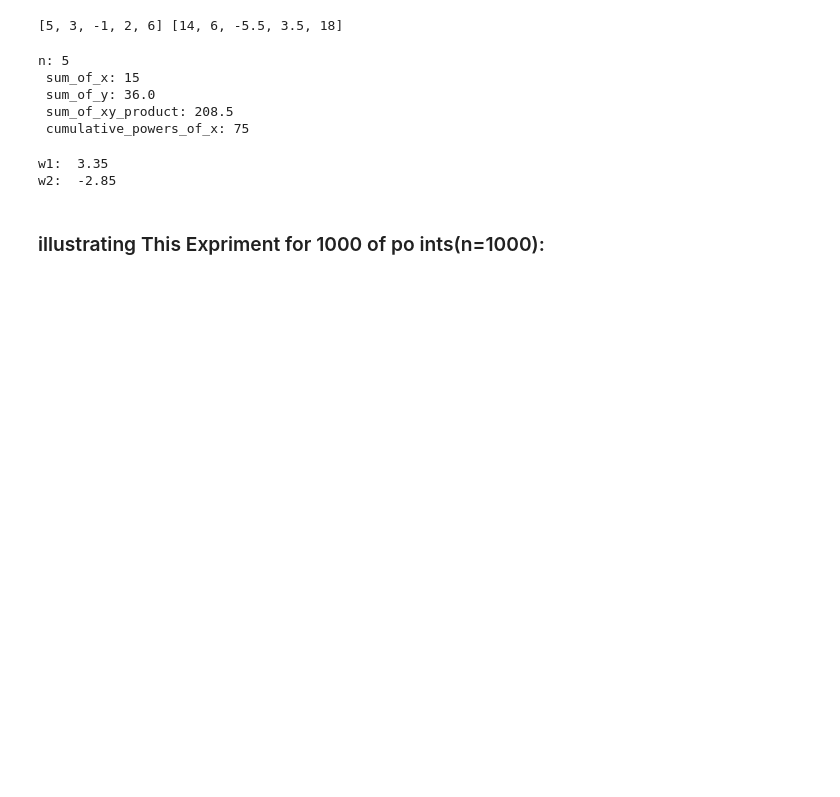
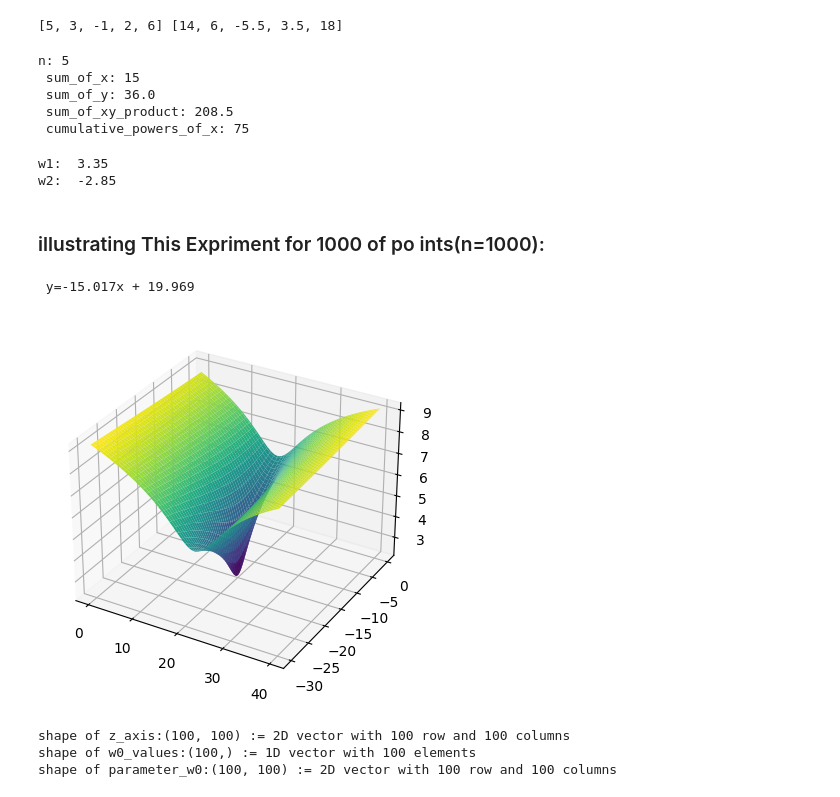
Before and after one commit to Ramtin-BeheshtAeen/intro-to-ml-code, a Jupyter notebook: introduction_to_machine_learning/session-2-linear-regression-gradient-descent2.ipynb, the cells around one changed output. Drawn from its saved outputs; the diff is of its cells as text; code cells hidden in the pictures; blank space fills up the shorter version.

Commit message:
add exampel of 1000 datas

```diff
--- a/introduction_to_machine_learning/session-2-linear-regression-gradient-descent2.ipynb
+++ b/introduction_to_machine_learning/session-2-linear-regression-gradient-descent2.ipynb
@@ -43,0 +49,74 @@ w2:  -2.85
+# %%
+#Simulation Data:[Appendix1]
+n = 1000
+x = np.random.normal(3, 5, size=n)
+# np.random.normal(0, 3, size=n) is a noise in form of a normal
+# distribution with average of 0 and variance if 3
+y = -15 * x + 20 + np.random.normal(0, 3, size=n)
+# %%
+sum_x = np.sum(x)
+sum_y = np.sum(y)
+
+w1 = (n * np.dot(x,y) - sum_x * sum_y ) / (n * np.dot(x,x) - sum_x**2)
+w0 = ( sum_y - w1 * sum_x ) / n
+
+w1, w0 = round(w1, 3), round(w0, 3)
+print(f" y={w1}x + {w0} ")
+# %% [output]
+ y=-15.017x + 19.969
+# %%
+#mean square error:
+"""We used Mean Squared Error (MSE) as
+our loss function because minimizing the
+average error and minimizing the total
+error will lead to the same optimal
+solution. Both approaches will converge
+at the same point, making MSE a suitable
+choice for our analysis. difference will
+be a coefficient of 1/n"""
+def MSE_loss(w0, w1, x, y):
+    prediction = w0 + w1 * x
+    loss = np.sum( (prediction - y)**2 ) / len(y)
+    return loss
+
+#generating a grid of w0 and w1 values around w0=20 and b1=-15
+"""The np.linspace function generates an array of
+ evenly spaced values over a specified range"""
+w0_values = np.linspace(0, 40, 100)
+w1_values = np.linspace(-30, 0, 100)
+
+
+#log scale is used only for better visualization:
+z_axis = np.zeros ( ( len(w0_values), len(w1_values) ))
+for i in range(len(w0_values)):
+    for j in range(len(w1_values)):
+        z_axis[i,j] = np.log(MSE_loss(w0=w0_values[i], w1=w1_values[j], x=x, y=y))
+
+
+"""3D plot of MSE loss in log-scale:"""
+# Create a new figure for 3D plotting
+fig = plt.figure()
+# Add a 3D subplot to the figure
+'''111 := nrows=1,ncols=1, index=1,
+111 means you are creating a single subplot in
+a 1x1 grid, which is effectively the only subplot
+in the figure.'''
+axes = fig.add_subplot(111, projection='3d')
+# Create a meshgrid for the parameter values[Appendix2]
+parameter_w0, parameter_w1 = np.meshgrid(w0_values, w1_values)
+
+axes.plot_surface(parameter_w0, parameter_w1, z_axis, cmap="viridis")
+
+#Axis Labeling:
+
+
+plt.show()
+
+print(f"shape of z_axis:{z_axis.shape} := 2D vector with 100 row and 100 columns" )
+print(f"shape of w0_values:{w0_values.shape} := 1D vector with 100 elements" )
+print(f"shape of parameter_w0:{parameter_w0.shape} := 2D vector with 100 row and 100 columns" )
+# %% [output]
+[figure, added]
+shape of z_axis:(100, 100) := 2D vector with 100 row and 100 columns
+shape of w0_values:(100,) := 1D vector with 100 elements
+shape of parameter_w0:(100, 100) := 2D vector with 100 row and 100 columns
```
Also changed, not shown: parts of 3 cells of this notebook.
